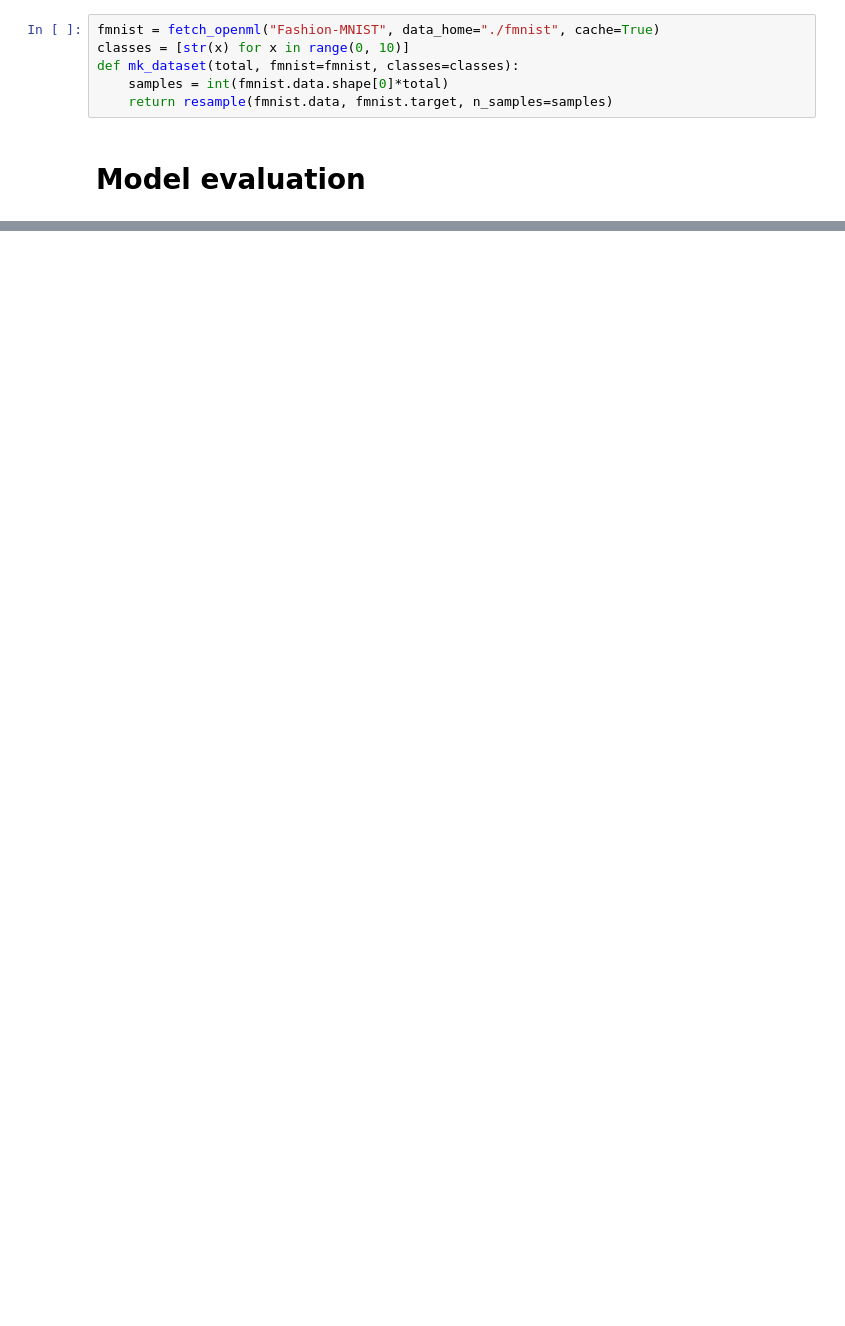
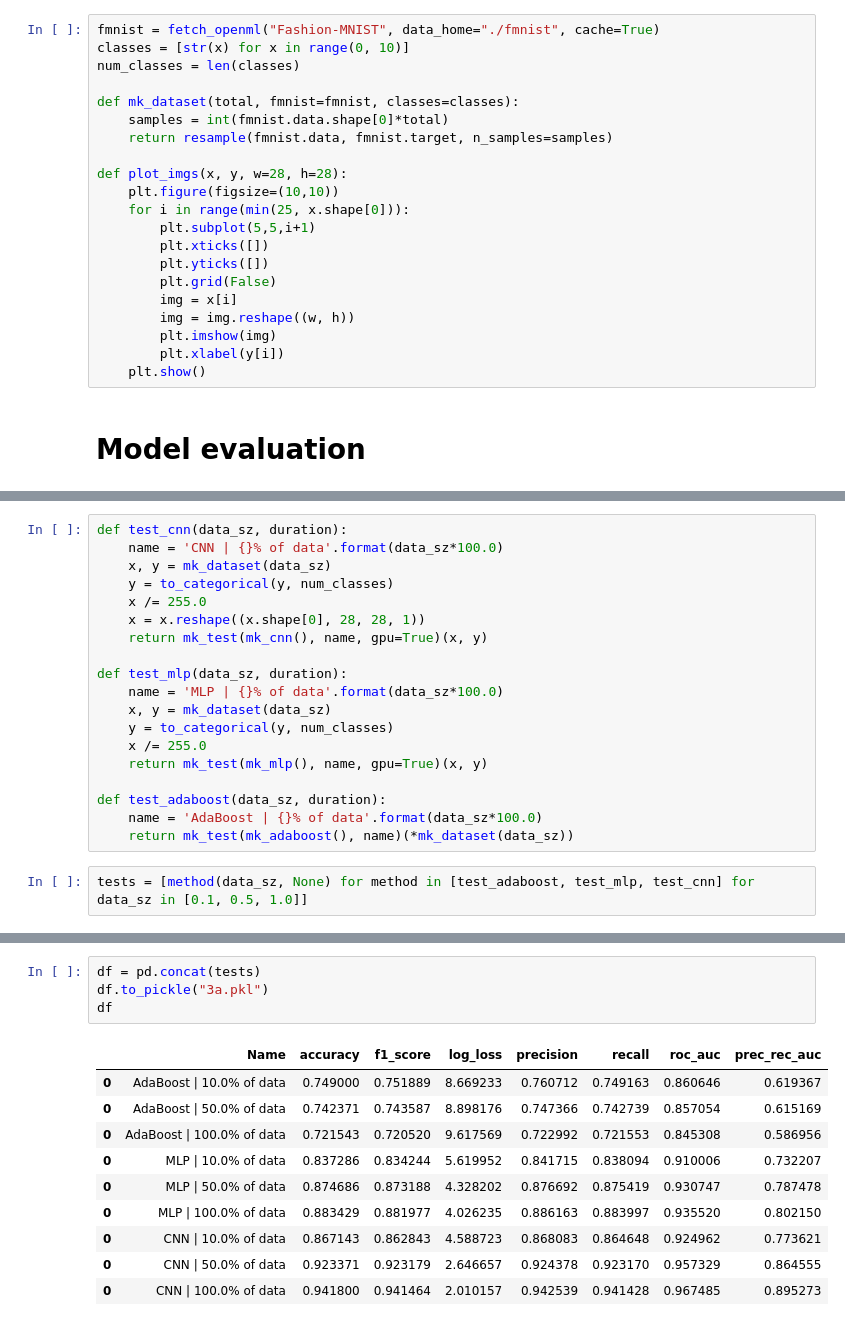
Before and after one commit to Palkovsky/AdaBoost-MLP-CNN-FBI, a Jupyter notebook: nb.ipynb, the cells around one changed output, grey strips where cells are left out. Cells and saved outputs as stored; diff of their text form; blank space fills up the shorter version.

```diff
--- a/nb.ipynb
+++ b/nb.ipynb
@@ -23,9 +32,24 @@ from sklearn.utils import resample
 # %%
 fmnist = fetch_openml("Fashion-MNIST", data_home="./fmnist", cache=True)
 classes = [str(x) for x in range(0, 10)]
+num_classes = len(classes)
+
 def mk_dataset(total, fmnist=fmnist, classes=classes):
     samples = int(fmnist.data.shape[0]*total)
     return resample(fmnist.data, fmnist.target, n_samples=samples)
+
+def plot_imgs(x, y, w=28, h=28):
+    plt.figure(figsize=(10,10))
+    for i in range(min(25, x.shape[0])):
+        plt.subplot(5,5,i+1)
+        plt.xticks([])
+        plt.yticks([])
+        plt.grid(False)
+        img = x[i]
+        img = img.reshape((w, h))
+        plt.imshow(img)
+        plt.xlabel(y[i])
+    plt.show()
 # %% [markdown]
 # Model evaluation
 # %%
@@ -79,0 +148,21 @@ test(*mk_dataset(0.1))
+# %%
+def test_cnn(data_sz, duration):
+    name = 'CNN | {}% of data'.format(data_sz*100.0)
+    x, y = mk_dataset(data_sz)
+    y = to_categorical(y, num_classes)
+    x /= 255.0
+    x = x.reshape((x.shape[0], 28, 28, 1))
+    return mk_test(mk_cnn(), name, gpu=True)(x, y)
+
+def test_mlp(data_sz, duration):
+    name = 'MLP | {}% of data'.format(data_sz*100.0)
+    x, y = mk_dataset(data_sz)
+    y = to_categorical(y, num_classes)
+    x /= 255.0
+    return mk_test(mk_mlp(), name, gpu=True)(x, y)
+
+def test_adaboost(data_sz, duration):
+    name = 'AdaBoost | {}% of data'.format(data_sz*100.0)
+    return mk_test(mk_adaboost(), name)(*mk_dataset(data_sz))
+# %%
+tests = [method(data_sz, None) for method in [test_adaboost, test_mlp, test_cnn] for data_sz in [0.1, 0.5, 1.0]]
@@ -79,0 +187,15 @@ test(*mk_dataset(0.1))
+# %%
+df = pd.concat(tests)
+df.to_pickle("3a.pkl")
+df
+# %% [output]
+|  | Name | accuracy | f1_score | log_loss | precision | recall | roc_auc | prec_rec_auc |
+| 0 | AdaBoost | 10.0% of data | 0.749000 | 0.751889 | 8.669233 | 0.760712 | 0.749163 | 0.860646 | 0.619367 |
+| 0 | AdaBoost | 50.0% of data | 0.742371 | 0.743587 | 8.898176 | 0.747366 | 0.742739 | 0.857054 | 0.615169 |
+| 0 | AdaBoost | 100.0% of data | 0.721543 | 0.720520 | 9.617569 | 0.722992 | 0.721553 | 0.845308 | 0.586956 |
+| 0 | MLP | 10.0% of data | 0.837286 | 0.834244 | 5.619952 | 0.841715 | 0.838094 | 0.910006 | 0.732207 |
+| 0 | MLP | 50.0% of data | 0.874686 | 0.873188 | 4.328202 | 0.876692 | 0.875419 | 0.930747 | 0.787478 |
+| 0 | MLP | 100.0% of data | 0.883429 | 0.881977 | 4.026235 | 0.886163 | 0.883997 | 0.935520 | 0.802150 |
+| 0 | CNN | 10.0% of data | 0.867143 | 0.862843 | 4.588723 | 0.868083 | 0.864648 | 0.924962 | 0.773621 |
+| 0 | CNN | 50.0% of data | 0.923371 | 0.923179 | 2.646657 | 0.924378 | 0.923170 | 0.957329 | 0.864555 |
+| 0 | CNN | 100.0% of data | 0.941800 | 0.941464 | 2.010157 | 0.942539 | 0.941428 | 0.967485 | 0.895273 |
```
Also changed, not shown: parts of 7 cells of this notebook, 2 other files.
